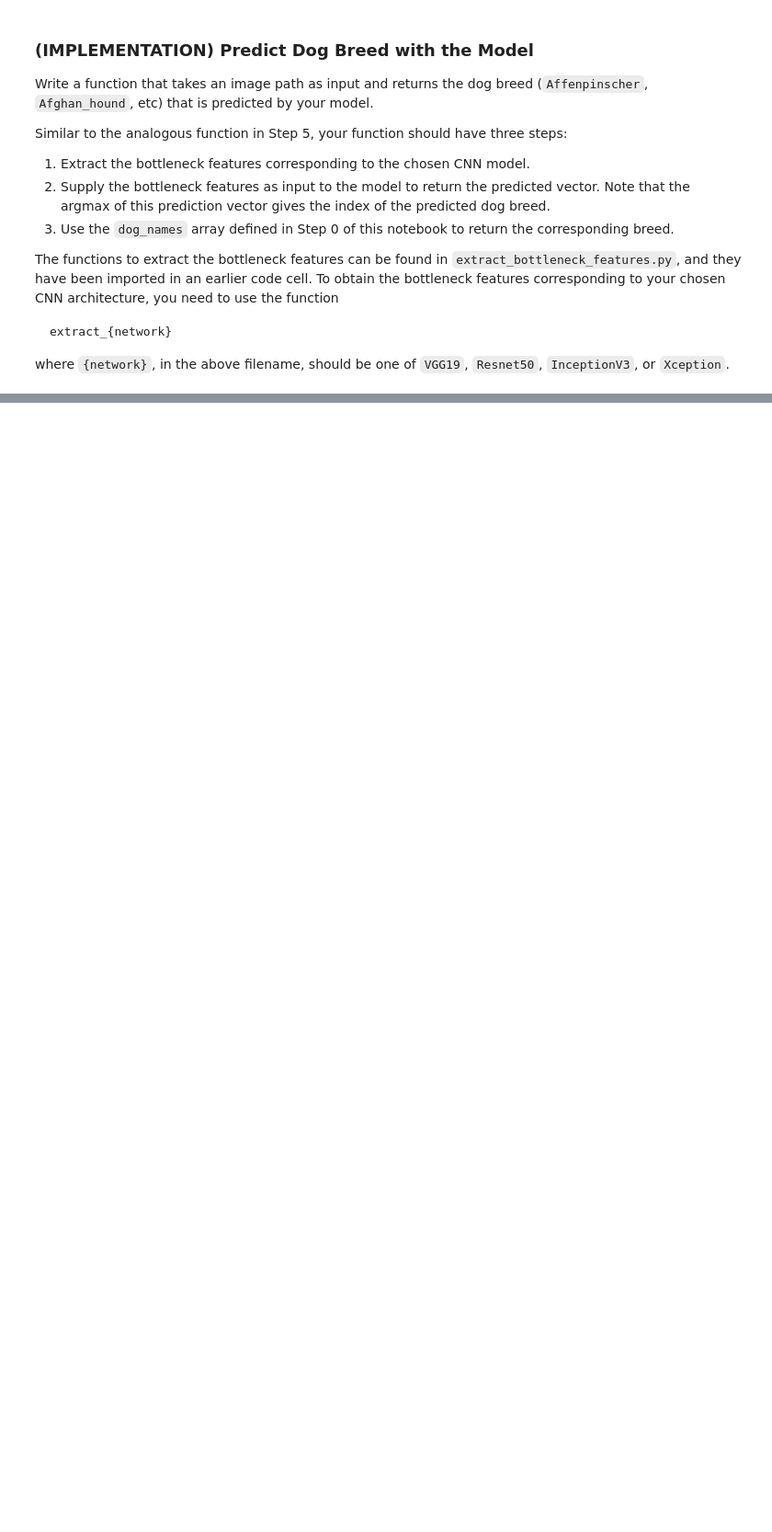
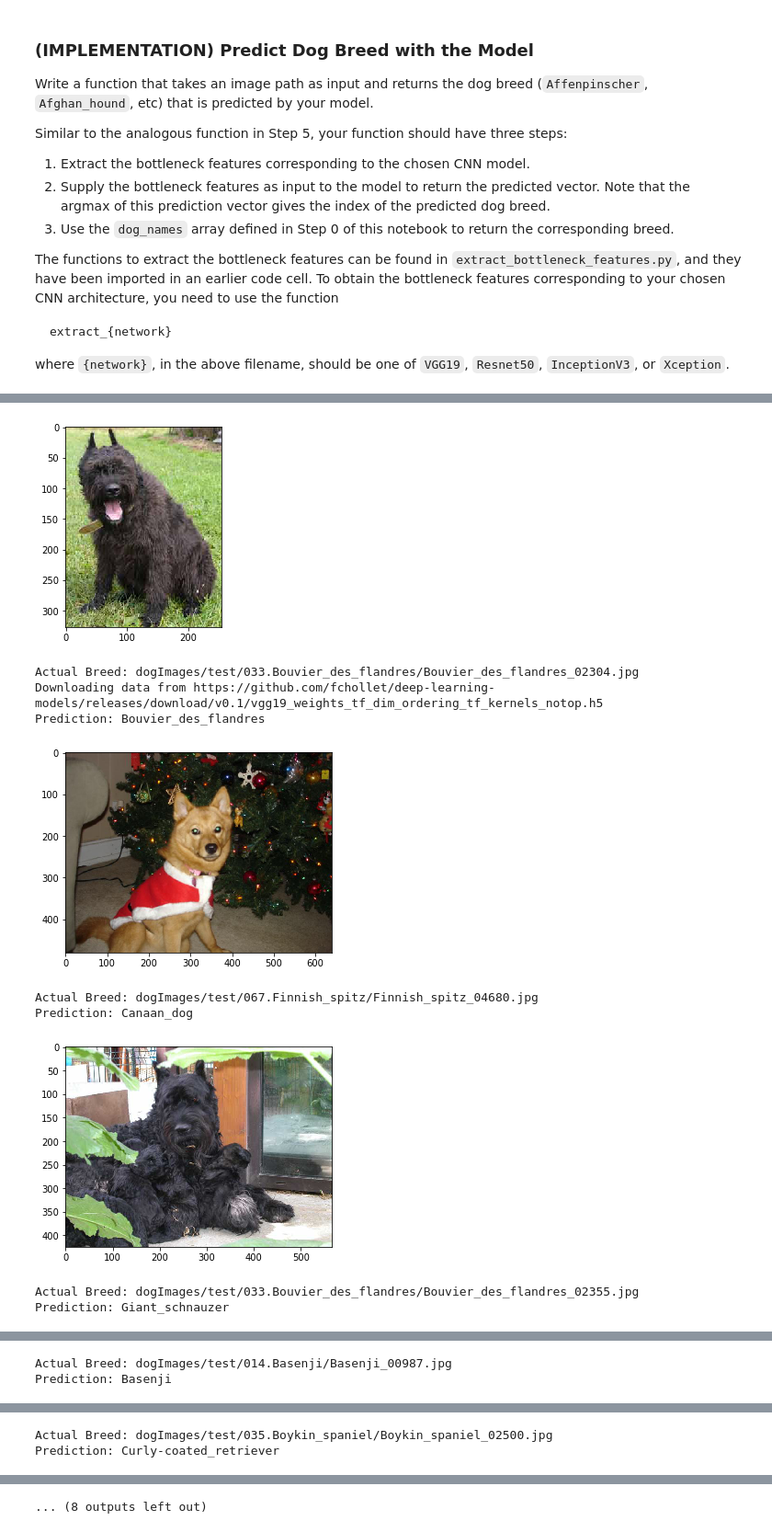
Before and after one commit to iterativo/aind2-dog-project, a Jupyter notebook: dog_app.ipynb, the cells around one changed output, grey strips where cells are left out. Shown at 92% size. Cells and saved outputs as stored; diff of their text form; code cells hidden in the pictures; blank space fills up the shorter version.

```diff
--- a/dog_app.ipynb
+++ b/dog_app.ipynb
@@ -653,3 +737,6 @@ __Answer:__
+# %%
+### DONE: Compile the model.
+VGG19_model.compile(loss='categorical_crossentropy', optimizer='rmsprop', metrics=['accuracy'])
 # %% [markdown]
 ### (IMPLEMENTATION) Train the Model
 
@@ -660,0 +746,7 @@ You are welcome to [augment the training data](https://blog.keras.io/building-po
+# %%
+### DONE: Train the model.
+
+checkpointer = ModelCheckpoint(filepath='dogvgg19.weights.best.hdf5', verbose=1,
+                               save_best_only=True)
+VGG19_model.fit(train_VGG19, train_targets, epochs=20, validation_data=(valid_VGG19, valid_targets),
+          callbacks=[checkpointer], verbose=1, shuffle=True)
@@ -661,7 +772,8 @@ You are welcome to [augment the training data](https://blog.keras.io/building-po
 # %% [markdown]
 ### (IMPLEMENTATION) Load the Model with the Best Validation Loss
 # %%
-### TODO: Load the model weights with the best validation loss.
+### DONE: Load the model weights with the best validation loss.
+VGG19_model.load_weights('dogvgg19.weights.best.hdf5')
 # %% [markdown]
 ### (IMPLEMENTATION) Test the Model
 
@@ -684,5 +805,14 @@ The functions to extract the bottleneck features can be found in `extract_bottle
 
 where `{network}`, in the above filename, should be one of `VGG19`, `Resnet50`, `InceptionV3`, or `Xception`.
 # %%
-### TODO: Write a function that takes a path to an image as input
+### DONE: Write a function that takes a path to an image as input
 ### and returns the dog breed that is predicted by the model.
+from extract_bottleneck_features import *
+
+def VGG19_predict_breed(img_path):
+    # extract bottleneck features
+    bottleneck_feature = extract_VGG19(path_to_tensor(img_path))
+    # obtain predicted vector
+    predicted_vector = VGG19_model.predict(bottleneck_feature)
+    # return dog breed that is predicted by the model
+    return dog_names[np.argmax(predicted_vector)]
@@ -688,0 +821,27 @@ where `{network}`, in the above filename, should be one of `VGG19`, `Resnet50`,
+# %%
+prediction_files = test_files[50:60]
+
+for file in prediction_files:
+    # load color (BGR) image
+    img = cv2.imread(file)
+
+    # convert BGR image to RGB for plotting
+    cv_rgb = cv2.cvtColor(img, cv2.COLOR_BGR2RGB)
+
+    # display the image, along with bounding box
+    plt.imshow(cv_rgb)
+    plt.show()
+
+    print("Actual Breed:", file)
+    print("Prediction:", VGG19_predict_breed(file))
+# %% [output]
+[figure, added]
+Actual Breed: dogImages/test/033.Bouvier_des_flandres/Bouvier_des_flandres_02304.jpg
+Downloading data from https://github.com/fchollet/deep-learning-models/releases/download/v0.1/vgg19_weights_tf_dim_ordering_tf_kernels_notop.h5
+Prediction: Bouvier_des_flandres
+[figure, added]
+Actual Breed: dogImages/test/067.Finnish_spitz/Finnish_spitz_04680.jpg
+Prediction: Canaan_dog
+[figure, added]
+Actual Breed: dogImages/test/033.Bouvier_des_flandres/Bouvier_des_flandres_02355.jpg
+Prediction: Giant_schnauzer
@@ -688,0 +849,2 @@ where `{network}`, in the above filename, should be one of `VGG19`, `Resnet50`,
+Actual Breed: dogImages/test/014.Basenji/Basenji_00987.jpg
+Prediction: Basenji
@@ -688,0 +852,2 @@ where `{network}`, in the above filename, should be one of `VGG19`, `Resnet50`,
+Actual Breed: dogImages/test/035.Boykin_spaniel/Boykin_spaniel_02500.jpg
+Prediction: Curly-coated_retriever
@@ -689,3 +857,4 @@ where `{network}`, in the above filename, should be one of `VGG19`, `Resnet50`,
+... (8 outputs left out)
 # %% [markdown]
 ---
 <a id='step6'></a>
```
Also changed, not shown: parts of 21 cells of this notebook, 2 other files.
